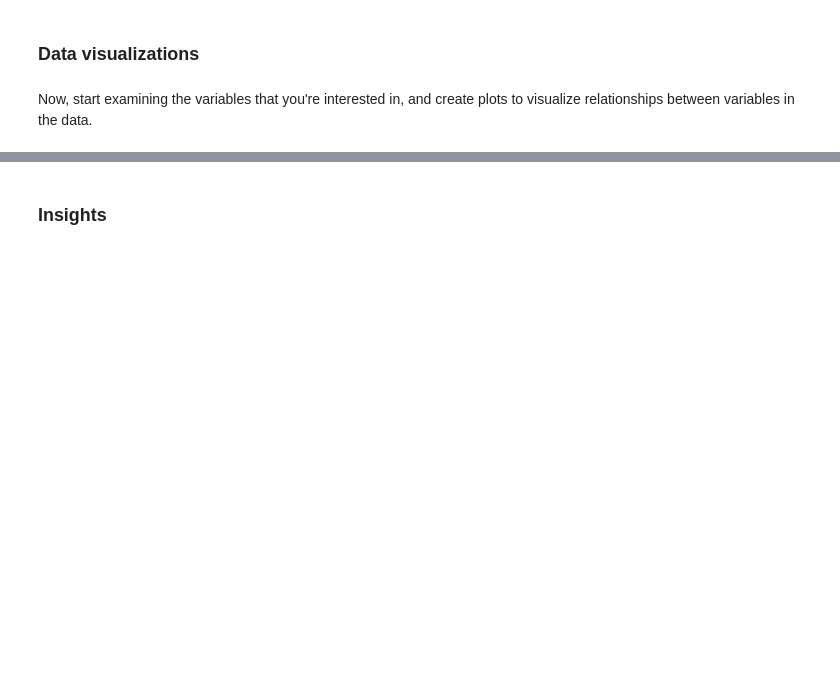
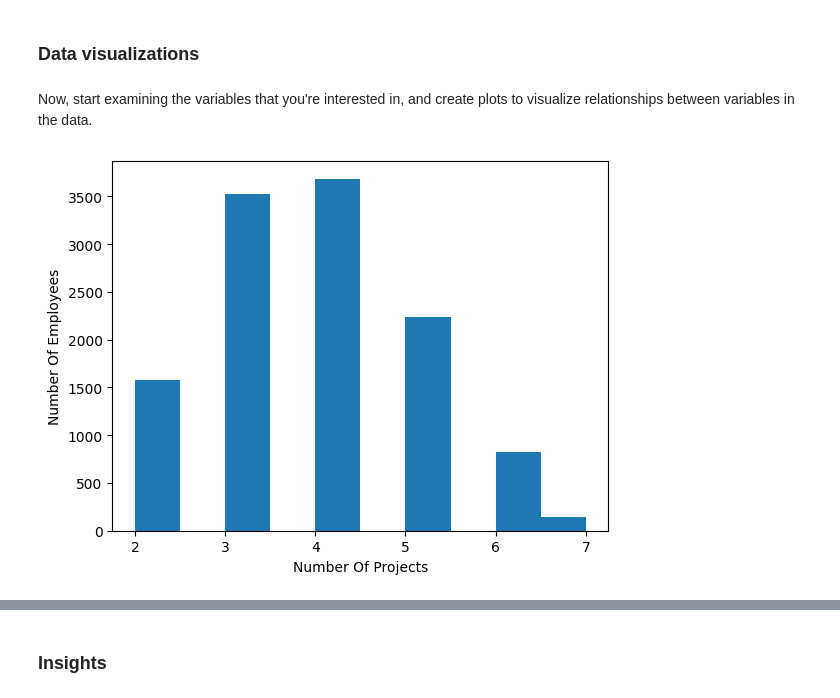
Before and after one commit to CherutoSharleen/Data-Science-2, a Jupyter notebook: Assignment/Assignment-6/Assignment6_Activity.ipynb, the cells around one changed output, grey strips where cells are left out. Saved outputs shown, nothing was run; the diff lists cells and outputs as text; code cells hidden in the pictures; blank space fills up the shorter version.

```diff
--- a/Assignment/Assignment-6/Assignment6_Activity.ipynb
+++ b/Assignment/Assignment-6/Assignment6_Activity.ipynb
@@ -165,3 +300,16 @@ Certain types of models are more sensitive to outliers than others. When you get
 [Double-click to enter your responses here.]
 # %% [markdown]
 ## Step 2. Data Exploration (Continue EDA)
+# %%
+# # hr_dataset.dtypes
+# values = hr_dataset[['salary']].values
+# hr_dataset['salary'] = OneHotEncoder().fit_transform(values).toarray()
+salary = hr_dataset['salary'].values
+salary = salary.reshape(-1, 1)
+salary.shape
+hr_dataset['salary'] = OneHotEncoder().fit_transform(salary).toarray()
+# %%
+department = hr_dataset['department'].values
+department = department.reshape(-1, 1)
+hr_dataset['department'] = OneHotEncoder().fit_transform(department).toarray()
+hr_dataset['department'].shape
@@ -169,3 +319,10 @@ Certain types of models are more sensitive to outliers than others. When you get
 ### Data visualizations
 # %% [markdown]
 Now, start examining the variables that you're interested in, and create plots to visualize relationships between variables in the data.
+# %%
+plt.hist(data=hr_dataset,x="number_of_projects")
+plt.ylabel("Number Of Employees")
+plt.xlabel("Number Of Projects")
+plt.show()
+# %% [output]
+[figure, added]
```
Also changed, not shown: parts of 41 cells of this notebook.
